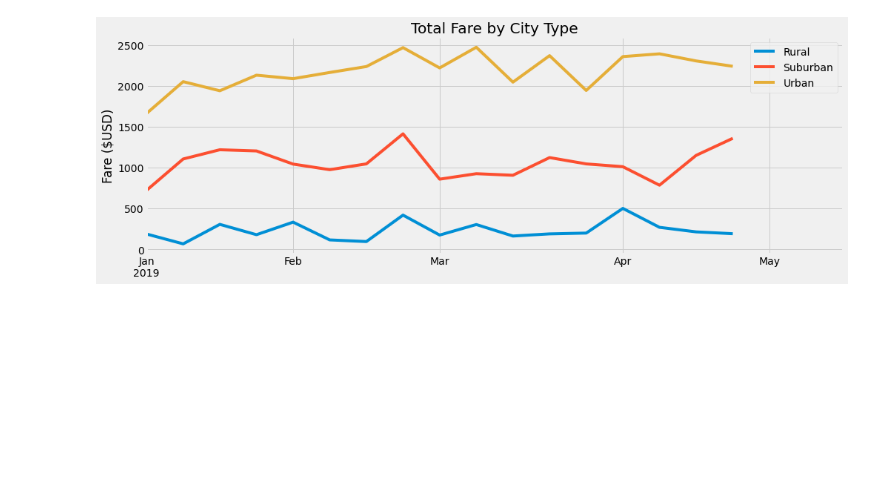
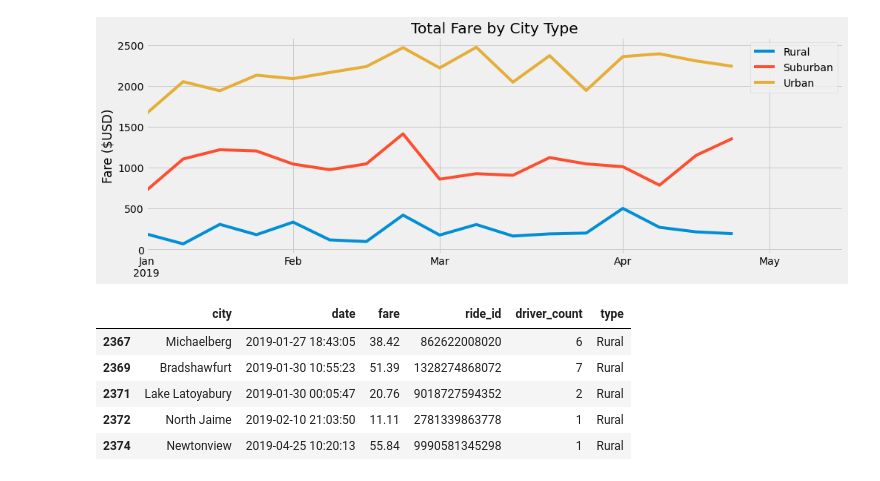
Before and after one commit to TPapiernik/Module_05_Challenge, a Jupyter notebook: PyBer_Challenge.ipynb, the cells around one changed output. Cells and saved outputs as stored; diff of their text form; code cells hidden in the pictures; blank space fills up the shorter version.

```diff
--- a/PyBer_Challenge.ipynb
+++ b/PyBer_Challenge.ipynb
@@ -263,3 +263,28 @@ fig.legend(loc="upper right", title='')
 #plt.savefig("analysis/PyBer_fare_summary.png", bbox_inches="tight")
 # %% [output]
 [figure]
+# %%
+## EXTRA
+# Recreate the Bubble Plot from the Module Exercise:
+
+# Copy pyber_data_df for Date Range '2019-01-01':'2019-04-29'
+pyber_data_subset_df = pyber_data_df
+
+pyber_data_subset_df["date"] = pd.to_datetime(pyber_data_subset_df["date"])
+
+# Filter by start_date2 & end_date2
+
+start_date2 = "2019-01-01"
+end_date2 = "2019-04-29"
+
+pyber_data_subset_df = pyber_data_subset_df.loc[(pyber_data_subset_df["date"]>=start_date2) &
+                                                (pyber_data_subset_df["date"]<=end_date2)]
+
+pyber_data_subset_df.tail()
+# %% [output]
+|  | city | date | fare | ride_id | driver_count | type |
+| 2367 | Michaelberg | 2019-01-27 18:43:05 | 38.42 | 862622008020 | 6 | Rural |
+| 2369 | Bradshawfurt | 2019-01-30 10:55:23 | 51.39 | 1328274868072 | 7 | Rural |
+| 2371 | Lake Latoyabury | 2019-01-30 00:05:47 | 20.76 | 9018727594352 | 2 | Rural |
+| 2372 | North Jaime | 2019-02-10 21:03:50 | 11.11 | 2781339863778 | 1 | Rural |
+| 2374 | Newtonview | 2019-04-25 10:20:13 | 55.84 | 9990581345298 | 1 | Rural |
```
Also changed, not shown: parts of 1 cell of this notebook, 2 other files.
